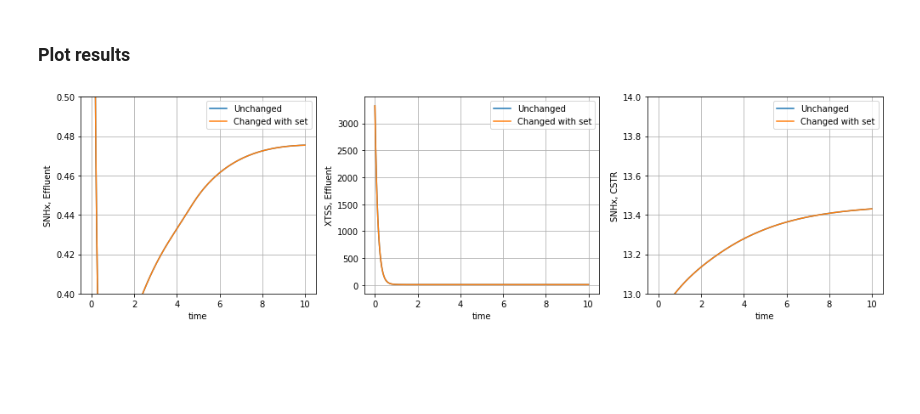
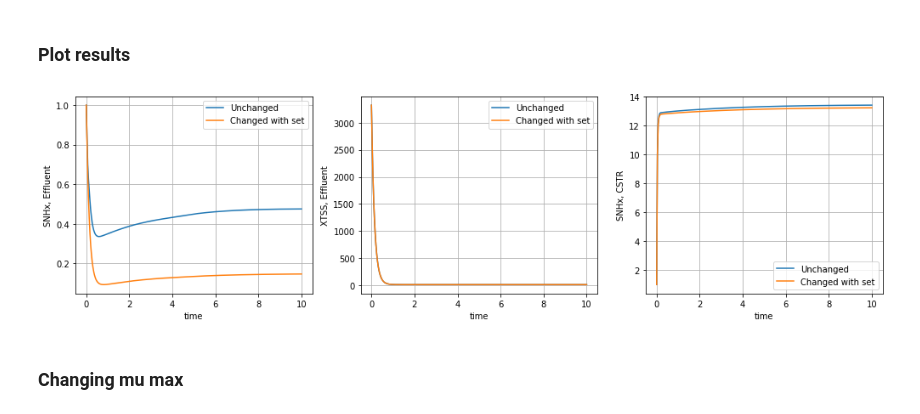
Before and after one commit to stroutm/sewerWRRF, a Jupyter notebook: SumoPythonPractice/Influent set in Sumo.ipynb, the cells around one changed output. Saved outputs shown, nothing was run; the diff lists cells and outputs as text; code cells hidden in the pictures; blank space fills up the shorter version.

Commit message:
Added more tests for parameter set

```diff
--- a/SumoPythonPractice/Influent set in Sumo.ipynb
+++ b/SumoPythonPractice/Influent set in Sumo.ipynb
@@ -61,8 +61,6 @@ if unchanged == 1:
     xtss_effl_noset_cp = cp.deepcopy(xtss_effl_noset)
     snhx_infl_noset_cp = cp.deepcopy(snhx_infl_noset)
     t_noset_cp = cp.deepcopy(t_noset)
-
-    time.sleep(5)
 # %% [output]
 No model is loaded
 # %% [markdown]
@@ -93,7 +91,9 @@ if changed == 1:
     #sumo.core.csumo_command_send(sumo.handle, b'set Sumo__Plant__Influent__SNHx 100;')
     #sumo.core.csumo_command_send(sumo.handle, b'set Sumo__Plant__Effluent__SNHx 100;')
     #sumo.core.csumo_command_send(sumo.handle, b'set Sumo__Plant__CSTR__v47_SNHx 5;')
-    command = 'set Sumo__Plant__Sumo1__KNHx_NITO_AS 0.0;' # This is originally 0.7
+    #command = 'set Sumo__Plant__Sumo1__KNHx_NITO_AS 0.0;' # This is originally 0.7
+    command = 'set Sumo__Plant__param__Sumo1__muNITO 1.95;'
+
     sumo.core.csumo_command_send(sumo.handle, command.encode('utf8'))
 
     sumo.set_stopTime(10*24*60*60*1000)
@@ -119,32 +119,30 @@ if changed == 1:
 # %%
 fig, (axs) = plt.subplots(1,3, figsize=(14,4))
 
 if unchanged == 1:
     axs[0].plot(t_noset_cp, snhx_effl_noset_cp, label='Unchanged')
     axs[1].plot(t_noset_cp, xtss_effl_noset_cp, label='Unchanged')
     #axs[2].plot(t_noset_cp, snhx_infl_noset_cp, label='Unchanged')
     axs[2].plot(t_noset_cp, snhx_cstr_noset_cp, label='Unchanged')
 
 if changed == 1:
     axs[0].plot(t_set_cp, snhx_effl_set_cp, label='Changed with set')
     axs[1].plot(t_set_cp, xtss_effl_set_cp, label='Changed with set')
     #axs[2].plot(t_set_cp, snhx_infl_set_cp, label='Changed with set')
     axs[2].plot(t_set_cp, snhx_cstr_set_cp, label='Changed with set')
 
 axs[0].set_xlabel('time'); axs[0].set_ylabel('SNHx, Effluent')
 axs[1].set_xlabel('time'); axs[1].set_ylabel('XTSS, Effluent')
 #axs[2].set_xlabel('time'); axs[2].set_ylabel('SNHx, Influent')
 axs[2].set_xlabel('time'); axs[2].set_ylabel('SNHx, CSTR')
 
-axs[0].set_ylim((0.4,0.5))
-axs[2].set_ylim((13,14))
-
 axs[0].legend()
 axs[1].legend()
 axs[2].legend()
 
 plt.rcParams['axes.grid'] = True
 plt.tight_layout()
-plt.show()
 # %% [output]
-[figure, old version]
+[figure, new version]
+# %% [markdown]
+### Changing mu max
```
Also changed, not shown: parts of 11 cells of this notebook.
